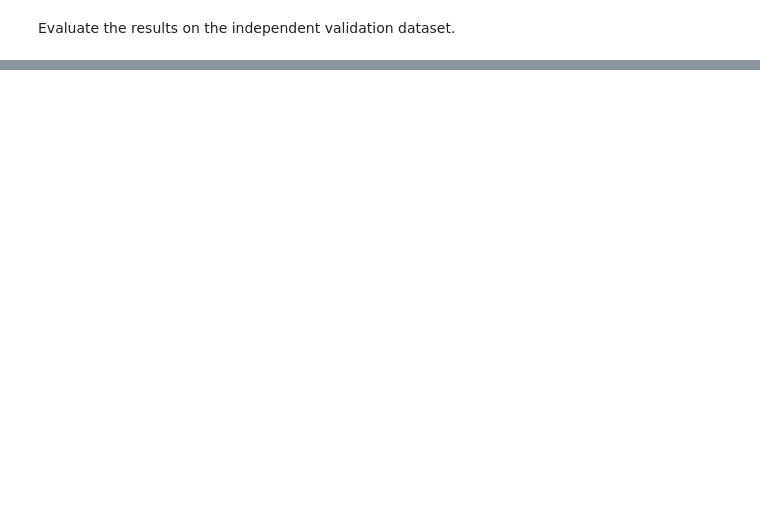
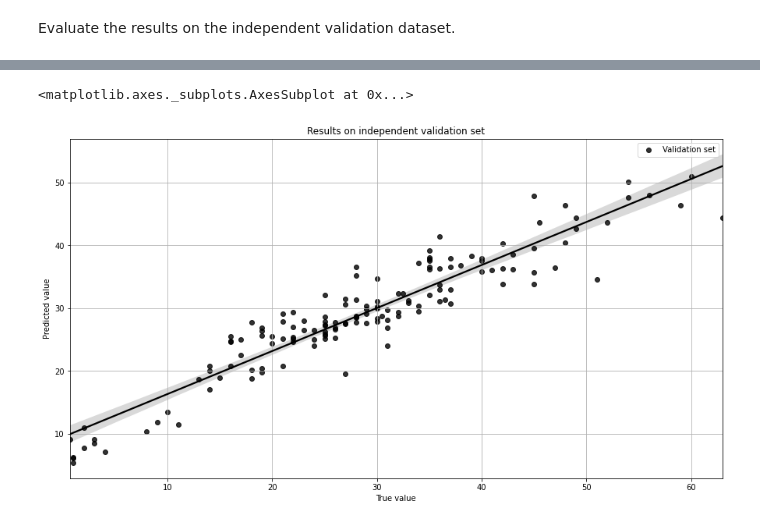
Before and after one commit to erdogant/hgboost, a Jupyter notebook: hgboost_regression_examples.ipynb, the cells around one changed output, grey strips where cells are left out. Cells and saved outputs as stored; diff of their text form; code cells hidden in the pictures; blank space fills up the shorter version.

```diff
--- a/hgboost_regression_examples.ipynb
+++ b/hgboost_regression_examples.ipynb
@@ -108,0 +253,5 @@ array([[<matplotlib.axes._subplots.AxesSubplot object at 0x...>,
+# %%
+hgb.plot_validation()
+# %% [output]
+<matplotlib.axes._subplots.AxesSubplot at 0x...>
+[figure, added]
```
Also changed, not shown: parts of 16 cells of this notebook.
